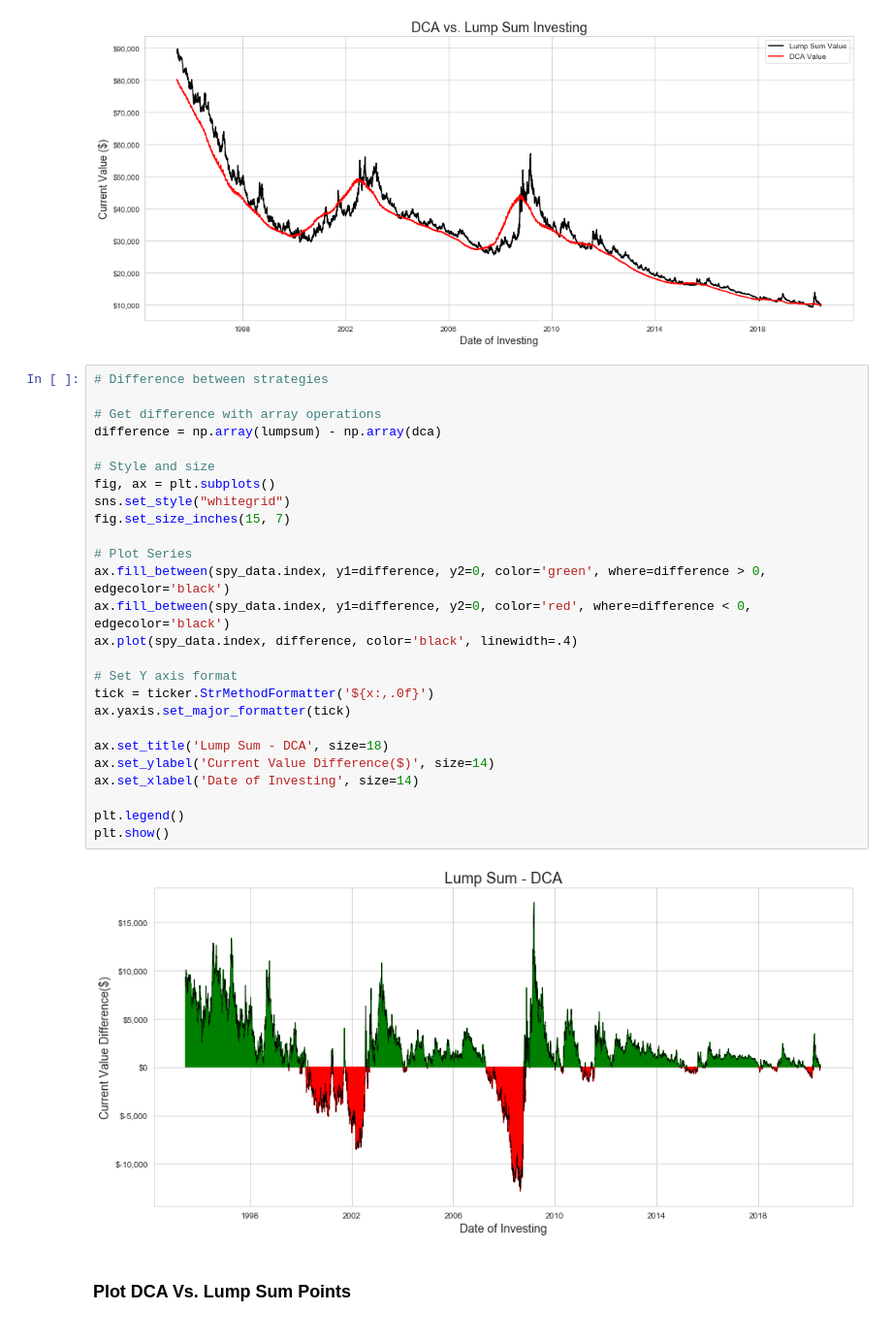
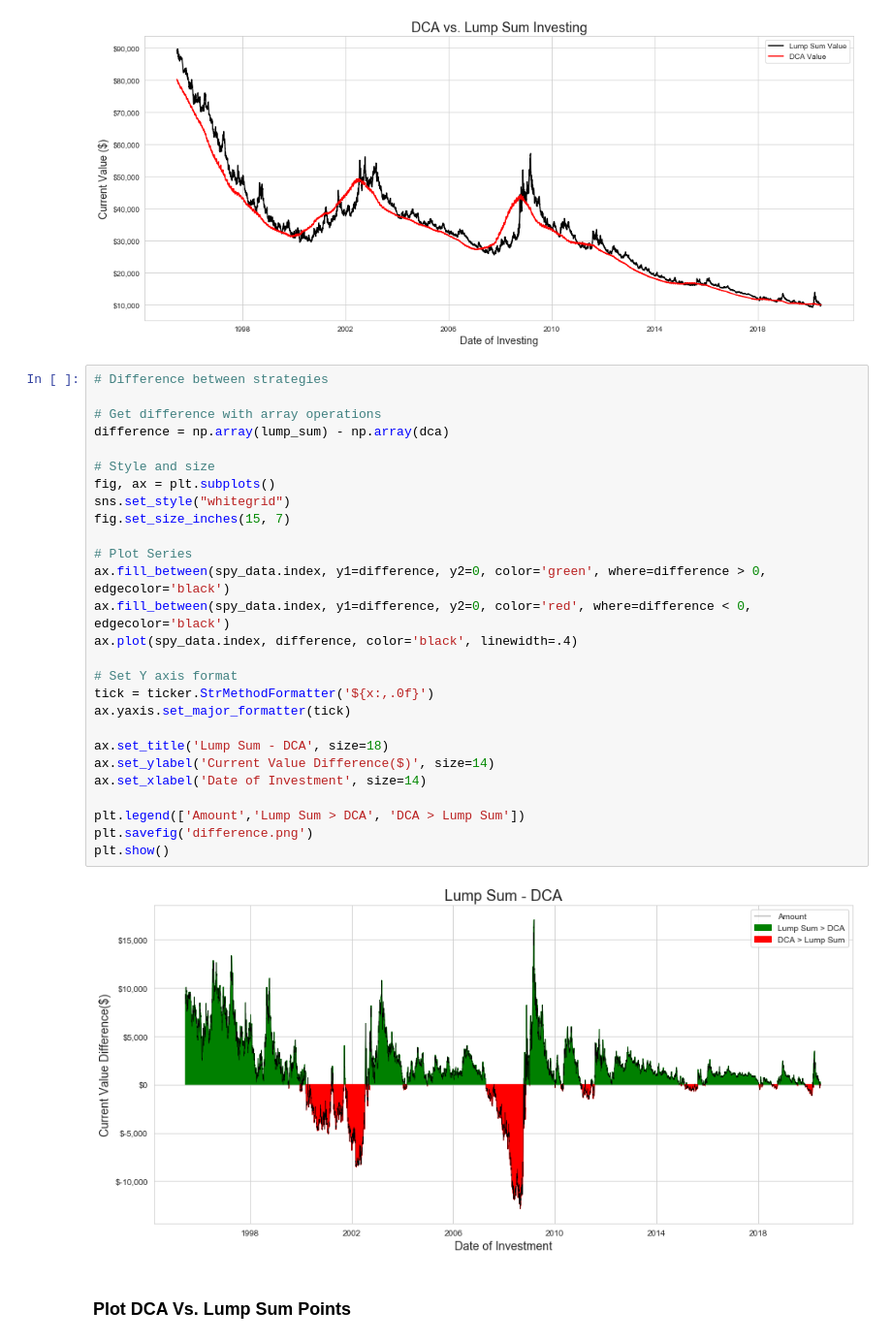
Before and after one commit to eonofrey/DollarCostAverage_vs._LumpSum, a Jupyter notebook: ls_dca_analysis.ipynb, the cells around one changed output. Shown at 97% size. Drawn from its saved outputs; the diff is of its cells as text.

```diff
--- a/ls_dca_analysis.ipynb
+++ b/ls_dca_analysis.ipynb
@@ -188,30 +188,31 @@ plt.show()
 # %%
 # Difference between strategies
 
 # Get difference with array operations
-difference = np.array(lumpsum) - np.array(dca)
+difference = np.array(lump_sum) - np.array(dca)
 
 # Style and size
 fig, ax = plt.subplots()
 sns.set_style("whitegrid")
 fig.set_size_inches(15, 7)
 
 # Plot Series
 ax.fill_between(spy_data.index, y1=difference, y2=0, color='green', where=difference > 0, edgecolor='black')
 ax.fill_between(spy_data.index, y1=difference, y2=0, color='red', where=difference < 0, edgecolor='black')
 ax.plot(spy_data.index, difference, color='black', linewidth=.4)
 
 # Set Y axis format
 tick = ticker.StrMethodFormatter('${x:,.0f}')
 ax.yaxis.set_major_formatter(tick)
 
 ax.set_title('Lump Sum - DCA', size=18)
 ax.set_ylabel('Current Value Difference($)', size=14)
-ax.set_xlabel('Date of Investing', size=14)
+ax.set_xlabel('Date of Investment', size=14)
 
-plt.legend()
+plt.legend(['Amount','Lump Sum > DCA', 'DCA > Lump Sum'])
+plt.savefig('difference.png')
 plt.show()
 # %% [output]
-[figure, old version]
+[figure, new version]
 # %% [markdown]
 ### Plot DCA Vs. Lump Sum Points
```
Also changed, not shown: parts of 5 cells of this notebook.
